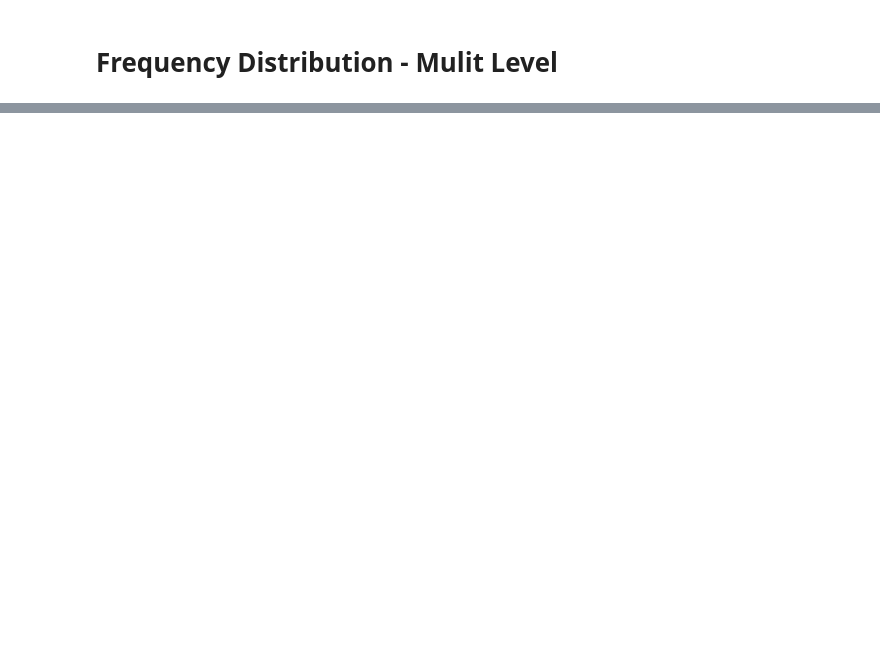
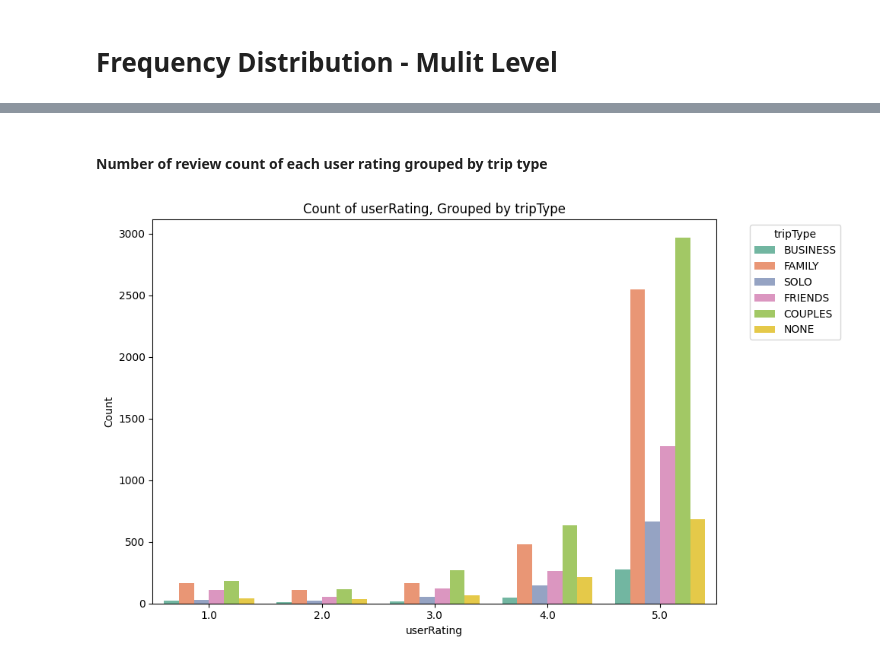
Before and after one commit to NotMishaal/TripAdvisor-Review-CW, a Jupyter notebook: task_1/EDA_on_cleaned_data.ipynb, the cells around one changed output, grey strips where cells are left out. Saved outputs shown, nothing was run; the diff lists cells and outputs as text; code cells hidden in the pictures; blank space fills up the shorter version.

```diff
--- a/task_1/EDA_on_cleaned_data.ipynb
+++ b/task_1/EDA_on_cleaned_data.ipynb
@@ -10,5 +10,20 @@ import seaborn as sns
 # %% [markdown]
 # Defining Functions
+# %%
+# used
+def count_by_group(x_ax , group_by):
+    # Plot count plots with `hue` for placeRating
+    plt.figure(figsize=(10, 6))
+    sns.countplot(data=df, x=x_ax, hue=group_by, palette='Set2')
+
+    # Add labels, title, and legend
+    plt.xlabel(x_ax)
+    plt.ylabel('Count')
+    plt.title(f'Count of {x_ax}, Grouped by {group_by}')
+    plt.legend(title=f'{group_by}', bbox_to_anchor=(1.05, 1), loc='upper left')
+
+    plt.tight_layout()
+    plt.show()
 # %%
 # To show frequency diagrams
 def plot_hist(df_name, xvar_name):
@@ -246,0 +347,9 @@ histogram of user rating for each place
+# %% [markdown]
+#### Number of review count of each user rating grouped by trip type
+# %%
+count_by_group(x_ax='userRating',
+               group_by='tripType'
+
+)
+# %% [output]
+[figure, added]
```
Also changed, not shown: parts of 29 cells of this notebook.
